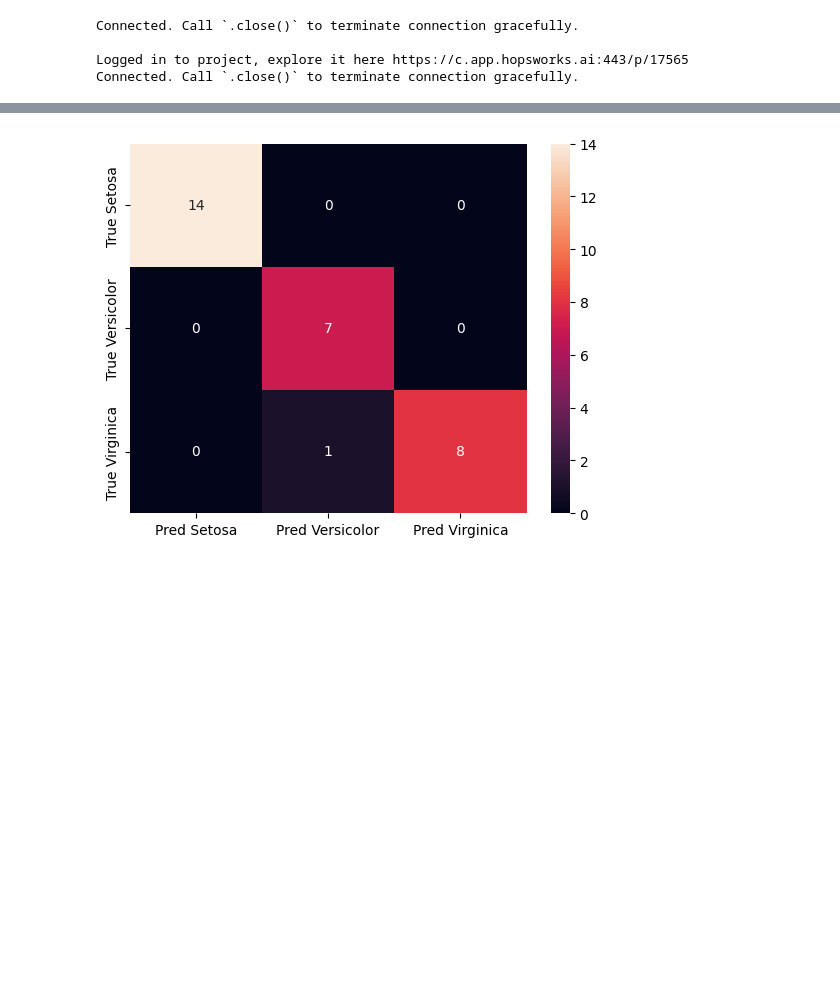
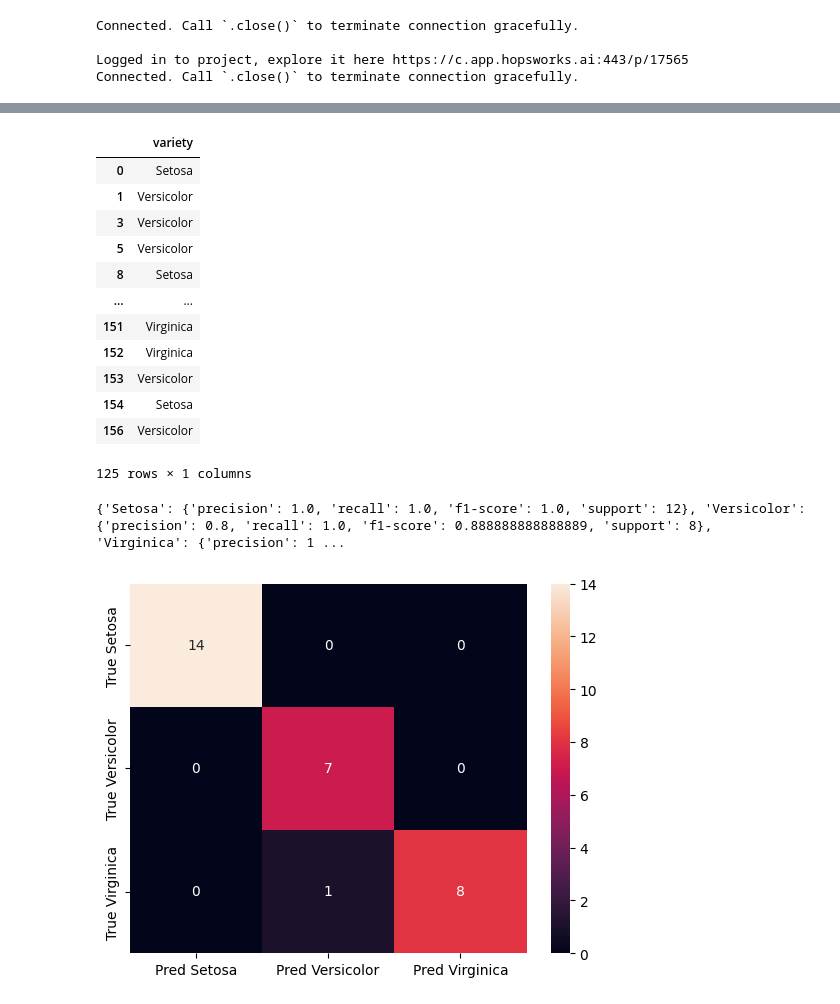
Before and after one commit to ID2223KTH/id2223kth.github.io, a Jupyter notebook: src/serverless-ml-intro/iris-training-pipeline.ipynb, the cells around one changed output, grey strips where cells are left out. Drawn from its saved outputs; the diff is of its cells as text; code cells hidden in the pictures; blank space fills up the shorter version.

```diff
--- a/src/serverless-ml-intro/iris-training-pipeline.ipynb
+++ b/src/serverless-ml-intro/iris-training-pipeline.ipynb
@@ -55,3 +60,19 @@ KNeighborsClassifier(n_neighbors=2)
+# %%
+y_train
+# %% [output]
+|  | variety |
+| 0 | Setosa |
+| 1 | Versicolor |
+| 3 | Versicolor |
+| 5 | Versicolor |
+| 8 | Setosa |
+| ... | ... |
+| 151 | Virginica |
+| 152 | Virginica |
+| 153 | Versicolor |
+| 154 | Setosa |
+| 156 | Versicolor |
+125 rows × 1 columns
 # %%
 # Evaluate model performance using the features from the test set (X_test)
 y_pred = model.predict(X_test)
@@ -59,6 +80,10 @@ y_pred = model.predict(X_test)
 # Compare predictions (y_pred) with the labels in the test set (y_test)
 metrics = classification_report(y_test, y_pred, output_dict=True)
 results = confusion_matrix(y_test, y_pred)
+# %%
+print(metrics)
+# %% [output]
+{'Setosa': {'precision': 1.0, 'recall': 1.0, 'f1-score': 1.0, 'support': 12}, 'Versicolor': {'precision': 0.8, 'recall': 1.0, 'f1-score': 0.888888888888889, 'support': 8}, 'Virginica': {'precision': 1 ...
 # %%
 # Create the confusion matrix as a figure, we will later store it as a PNG image file
 df_cm = pd.DataFrame(results, ['True Setosa', 'True Versicolor', 'True Virginica'],
```
Also changed, not shown: parts of 4 cells of this notebook, 3 other files.
